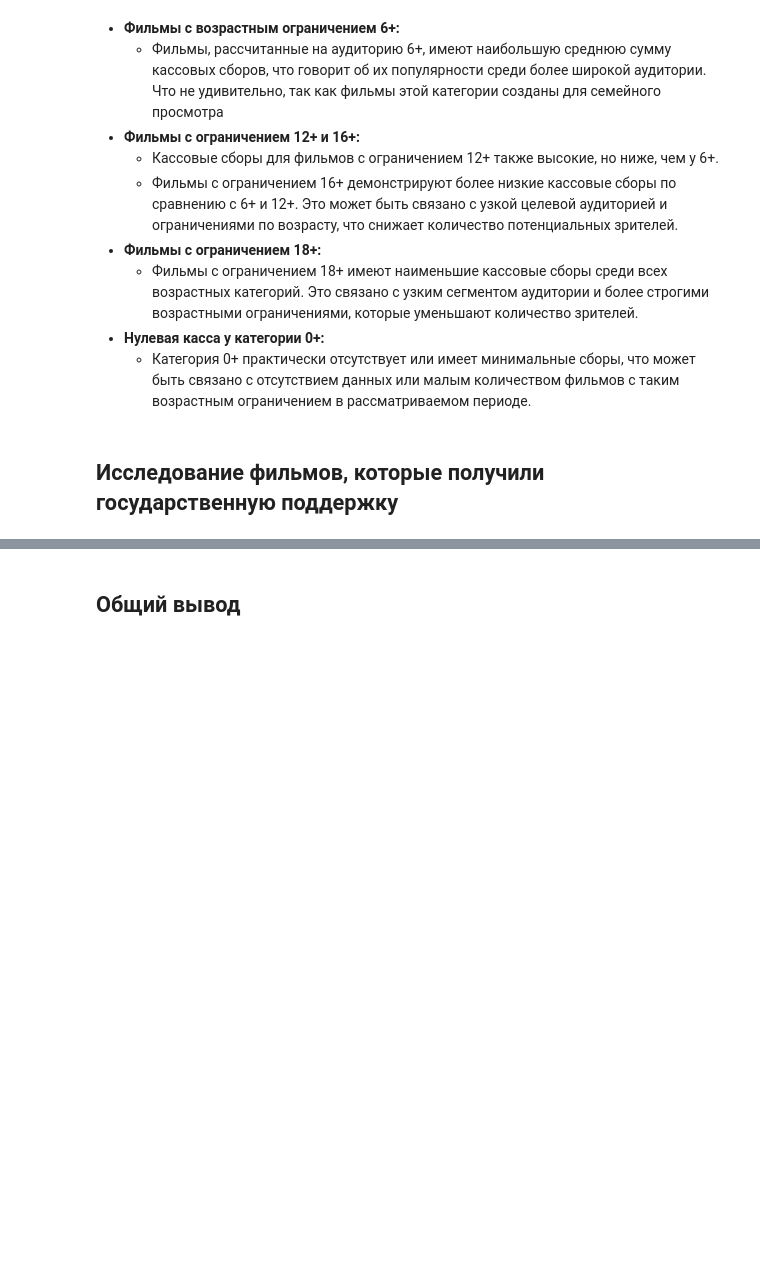
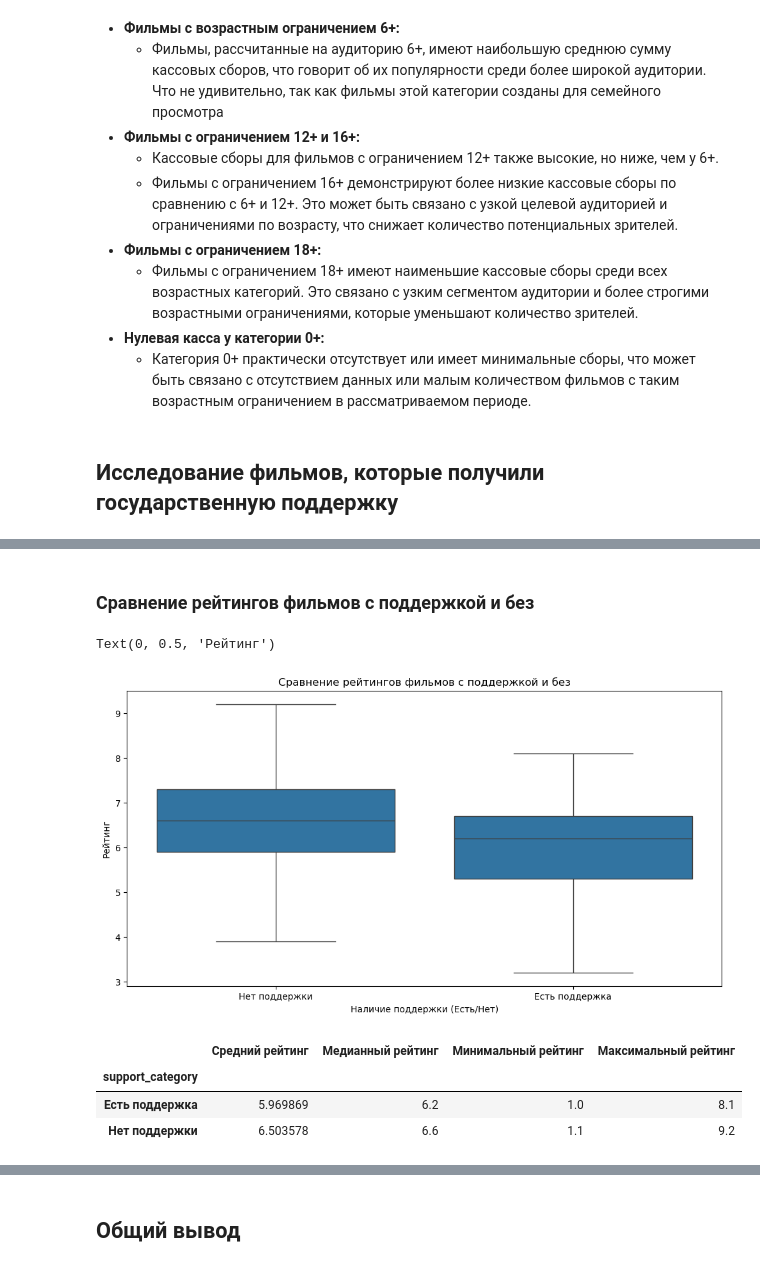
Before and after one commit to arina-fedorova/DataAnalysis, a Jupyter notebook: RU/Исследование данных о российском кинопрокате/film_distribution_analysis.ipynb, the cells around one changed output, grey strips where cells are left out. Saved outputs shown, nothing was run; the diff lists cells and outputs as text; code cells hidden in the pictures; blank space fills up the shorter version.

```diff
--- a/RU/Исследование данных о российском кинопрокате/film_distribution_analysis.ipynb
+++ b/RU/Исследование данных о российском кинопрокате/film_distribution_analysis.ipynb
@@ -631,0 +690,32 @@ Text(0, 0.5, 'Сумма сборов')
+# %% [markdown]
+### Сравнение рейтингов фильмов с поддержкой и без
+# %%
+# Выделим в отдельный датафрейм записи с известным рейтингом
+with_ratings = data.dropna(subset=['ratings'])
+with_ratings['ratings'] = pd.to_numeric(with_ratings['ratings'], errors='coerce')
+
+# Сравним рейтинги фильмов с поддержкой и без
+plt.figure(figsize=(12, 6))
+sns.boxplot(x='support_category', y='ratings', data=with_ratings, showfliers=False)
+plt.title("Сравнение рейтингов фильмов с поддержкой и без")
+plt.xlabel("Наличие поддержки (Есть/Нет)")
+plt.ylabel("Рейтинг")
+# %% [output]
+Text(0, 0.5, 'Рейтинг')
+[figure, added]
+# %%
+# Получим численное описание для удобства
+ratings_summary = with_ratings.pivot_table(
+    index='support_category',
+    values='ratings',
+    aggfunc=['mean', 'median', 'min', 'max']
+)
+
+# Переименуем столбцы для удобства
+ratings_summary.columns = ['Средний рейтинг', 'Медианный рейтинг', 'Минимальный рейтинг', 'Максимальный рейтинг']
+ratings_summary
+# %% [output]
+|  | Средний рейтинг | Медианный рейтинг | Минимальный рейтинг | Максимальный рейтинг |
+| support_category |  |  |  |  |
+| Есть поддержка | 5.969869 | 6.2 | 1.0 | 8.1 |
+| Нет поддержки | 6.503578 | 6.6 | 1.1 | 9.2 |
```
Also changed, not shown: parts of 28 cells of this notebook.
